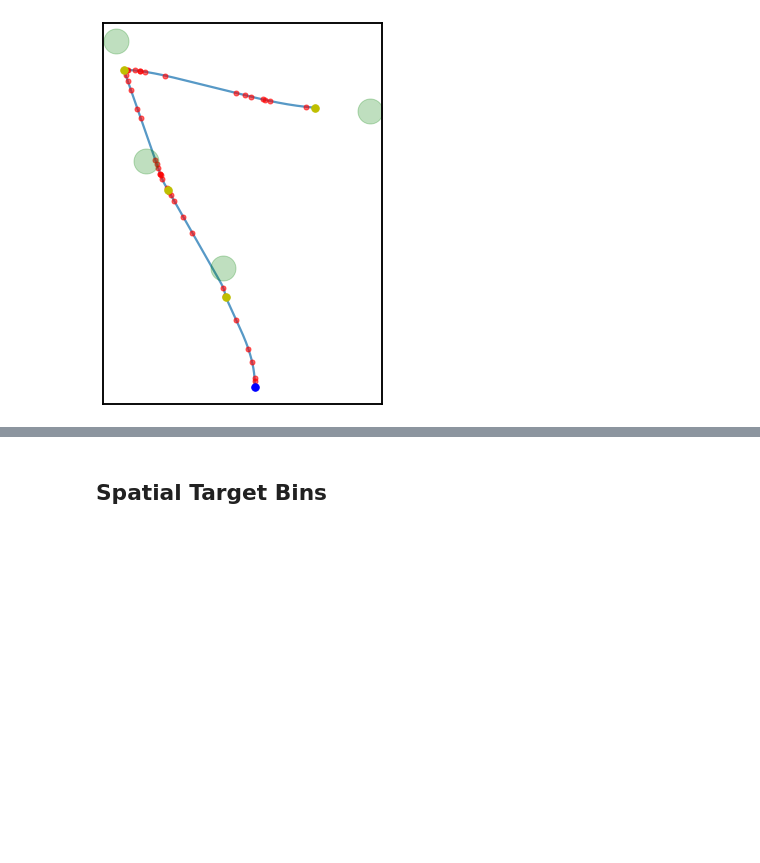
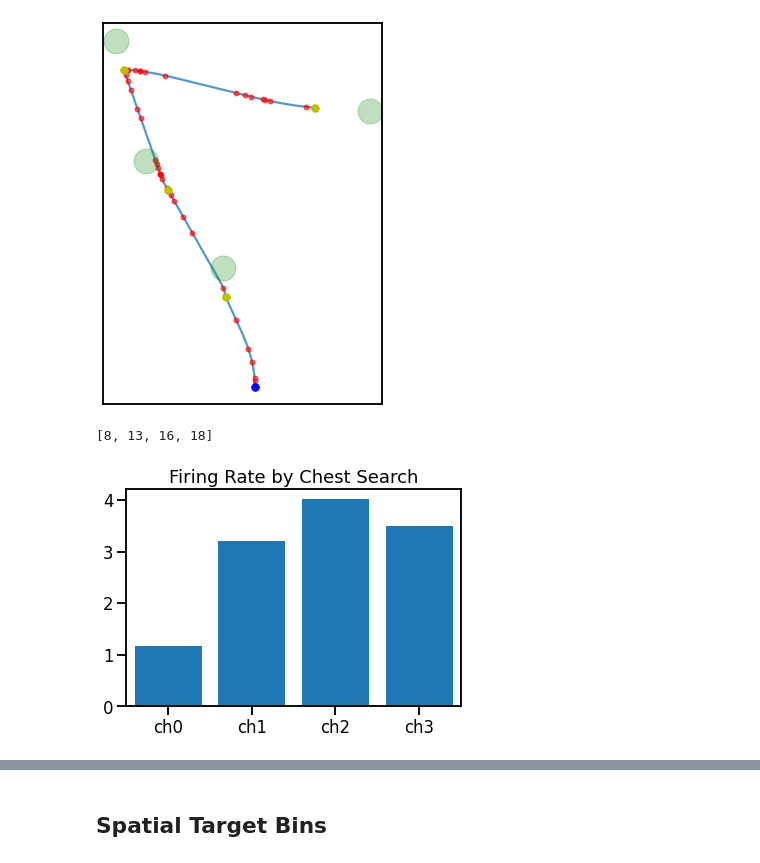
Before and after one commit to HSUPipeline/AnalyzeTH, a Jupyter notebook: notebooks/03-SpatialTargetCells.ipynb, the cells around one changed output, grey strips where cells are left out. Saved outputs shown, nothing was run; the diff lists cells and outputs as text; code cells hidden in the pictures; blank space fills up the shorter version.

```diff
--- a/notebooks/03-SpatialTargetCells.ipynb
+++ b/notebooks/03-SpatialTargetCells.ipynb
@@ -90,6 +112,9 @@ Number of trials: 24
 # Extract behavioural markers of interest
 nav_starts = nwbfile.trials['navigation_start'].data[:]
 chest_openings = nwbfile.trials['chest_opening_time'][:]
+# %%
+# Define the segment times of interest
+seg_times = np.insert(np.array(chest_openings), 0, nav_starts, axis=1)
 # %% [markdown]
 #### Get Spiking Data
 # %%
@@ -176,5 +206,5 @@ t_en = ch_openings[-1]
 t_mask = chest_trials == t_ind
 # %%
 # Select chest openings for the current trial
-t_time, t_pos = get_value_by_time_range(ptimes, positions, t_st, t_en)
-ch_times = [get_value_by_time(t_time, t_pos, ch_op) for ch_op in ch_openings]
+t_time, t_pos = get_values_by_time_range(ptimes, positions, t_st, t_en)
+ch_times = np.array([get_value_by_time(t_time, t_pos, ch_op) for ch_op in ch_openings]).T
@@ -192,3 +222,12 @@ landmarks = [{'positions' : np.array([chest_xs[t_mask], chest_ys[t_mask]]),
 plot_positions(t_pos, tspikes, landmarks, alpha=0.75, figsize=(5, 7))
 # %% [output]
 [figure]
+# %%
+# Select spikes from the trial that have position values
+selected_spikes = threshold_spikes_by_times(t_spikes, t_time, 0.25)
+# %%
+# Check the number of spikes per segment (this should align with whats plotted above)
+seg_spikes = epoch_spikes_by_segment(selected_spikes, seg_times[t_ind, :])
+print([len(seg) for seg in seg_spikes])
+# %% [output]
+[8, 13, 16, 18]
@@ -194,0 +237,8 @@ plot_positions(t_pos, tspikes, landmarks, alpha=0.75, figsize=(5, 7))
+# %%
+# Compute the firing rate across
+trial_frs = convert_times_to_rates(selected_spikes, seg_times[t_ind, :])
+# %%
+# Plot the firing rate by chest search, for a single trial
+plot_bar(trial_frs, title='Firing Rate by Chest Search', labels=['ch0', 'ch1', 'ch2', 'ch3'])
+# %% [output]
+[figure, added]
```
Also changed, not shown: parts of 37 cells of this notebook.
